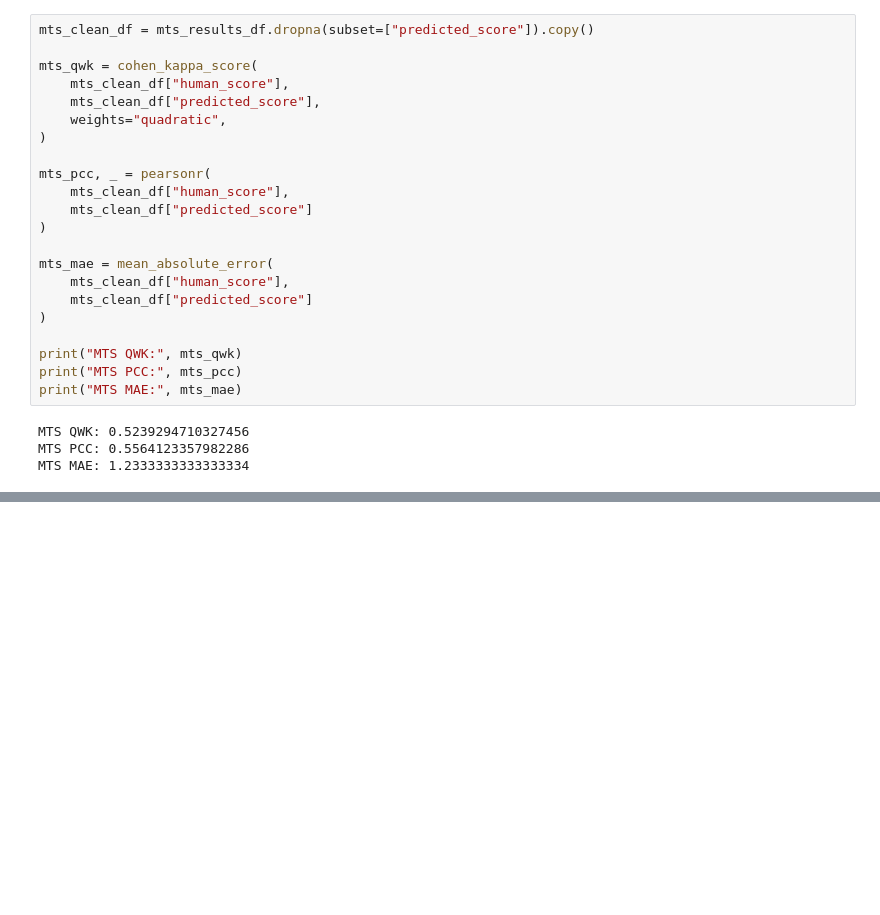
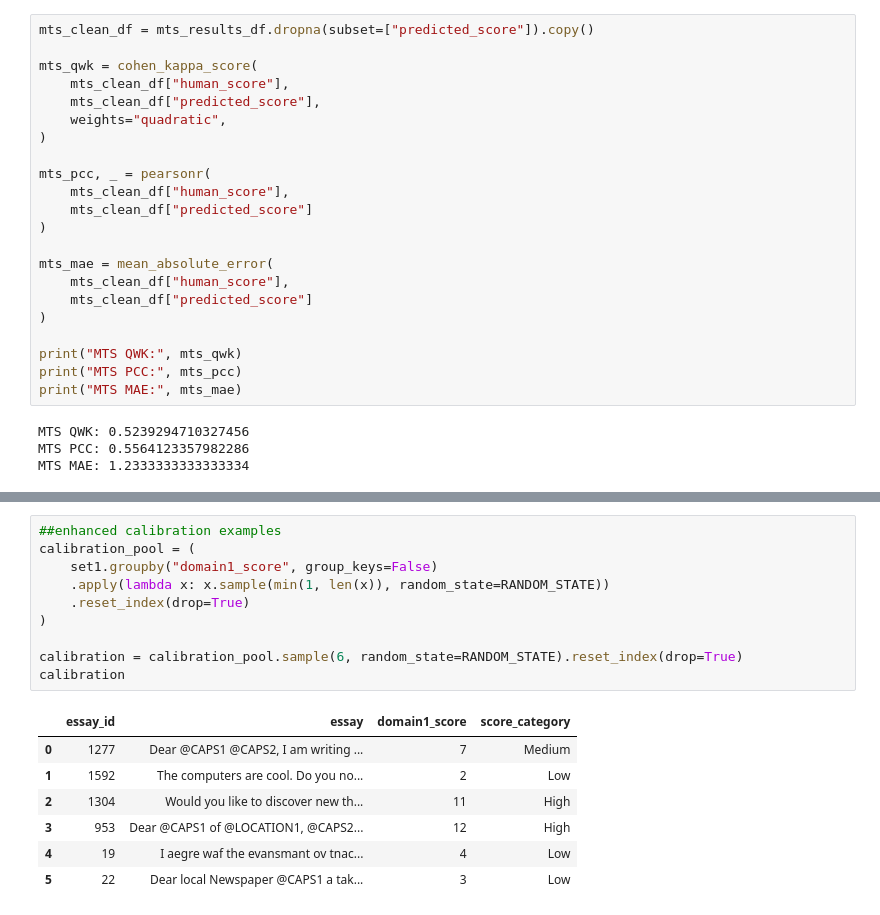
Before and after one commit to MalakSalehh/Thesis-datasets, a Jupyter notebook: CLEAN_TRIALtitled1.ipynb, the cells around one changed output, grey strips where cells are left out. Drawn from its saved outputs; the diff is of its cells as text; blank space fills up the shorter version.

```diff
--- a/CLEAN_TRIALtitled1.ipynb
+++ b/CLEAN_TRIALtitled1.ipynb
@@ -534,0 +568,18 @@ MTS MAE: 1.2333333333333334
+# %%
+##enhanced calibration examples
+calibration_pool = (
+    set1.groupby("domain1_score", group_keys=False)
+    .apply(lambda x: x.sample(min(1, len(x)), random_state=RANDOM_STATE))
+    .reset_index(drop=True)
+)
+
+calibration = calibration_pool.sample(6, random_state=RANDOM_STATE).reset_index(drop=True)
+calibration
+# %% [output]
+|  | essay_id | essay | domain1_score | score_category |
+| 0 | 1277 | Dear @CAPS1 @CAPS2, I am writing ... | 7 | Medium |
+| 1 | 1592 | The computers are cool. Do you no... | 2 | Low |
+| 2 | 1304 | Would you like to discover new th... | 11 | High |
+| 3 | 953 | Dear @CAPS1 of @LOCATION1, @CAPS2... | 12 | High |
+| 4 | 19 | I aegre waf the evansmant ov tnac... | 4 | Low |
+| 5 | 22 | Dear local Newspaper @CAPS1 a tak... | 3 | Low |
```
Also changed, not shown: parts of 13 cells of this notebook.
